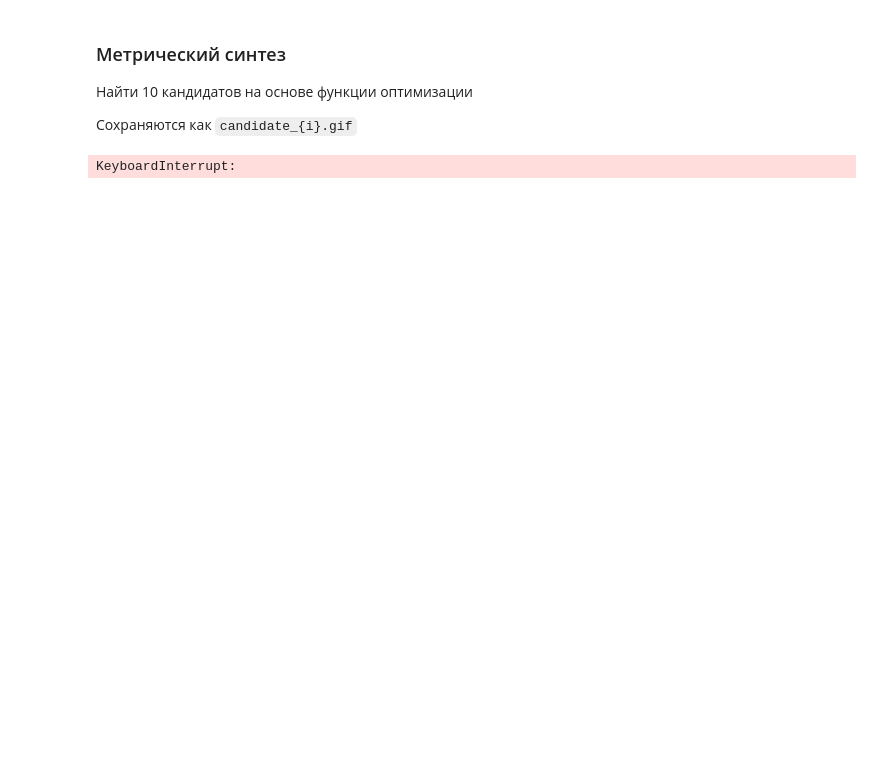
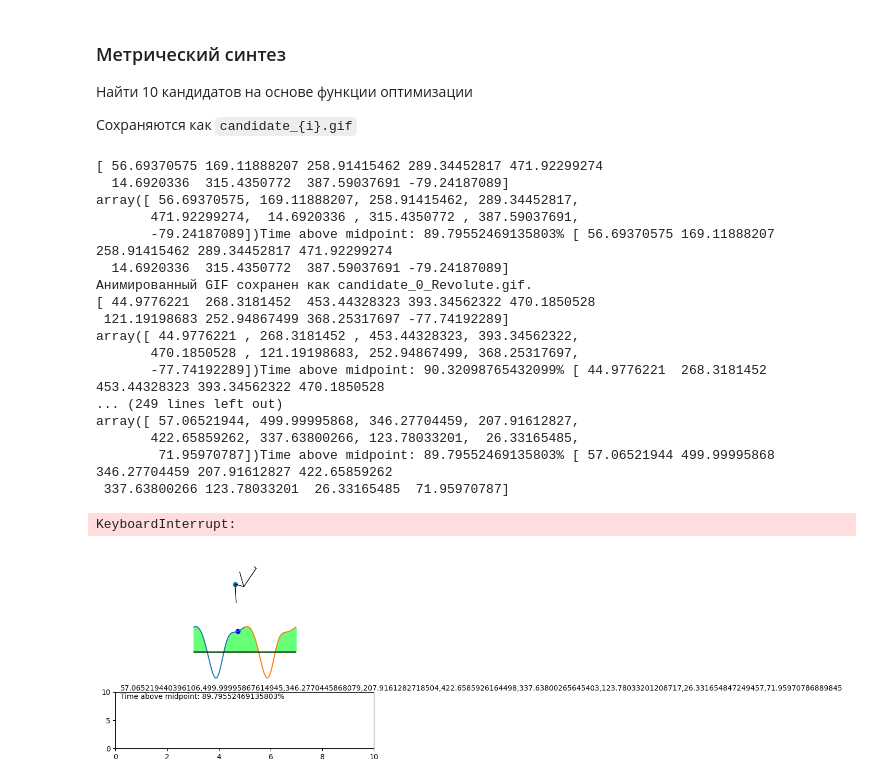
Before and after one commit to DeDxYk594/prik_kursach, a Jupyter notebook: main.ipynb, the cells around one changed output. Cells and saved outputs as stored; diff of their text form; code cells hidden in the pictures; blank space fills up the shorter version.

```diff
--- a/main.ipynb
+++ b/main.ipynb
@@ -46,10 +54,28 @@ create_animated_gif(
 
 Сохраняются как `candidate_{i}.gif`
 # %%
+mechanism = RevolutePairPress
 for i in range(1000):
-    description, pp = optimize_function()
+    description, pp = optimize_function(mechanism)
     print(description, pp)
-    X, Y = simulateRevolutePress(pp)
-    create_animated_gif(X, Y, f"candidate_{i}.gif", description)
+    mechanism.generateGif(pp, f"candidate_{i}_Revolute.gif")
 # %% [output]
-KeyboardInterrupt:
+[ 56.69370575 169.11888207 258.91415462 289.34452817 471.92299274
+  14.6920336  315.4350772  387.59037691 -79.24187089]
+array([ 56.69370575, 169.11888207, 258.91415462, 289.34452817,
+       471.92299274,  14.6920336 , 315.4350772 , 387.59037691,
+       -79.24187089])Time above midpoint: 89.79552469135803% [ 56.69370575 169.11888207 258.91415462 289.34452817 471.92299274
+  14.6920336  315.4350772  387.59037691 -79.24187089]
+Анимированный GIF сохранен как candidate_0_Revolute.gif.
+[ 44.9776221  268.3181452  453.44328323 393.34562322 470.1850528
+ 121.19198683 252.94867499 368.25317697 -77.74192289]
+array([ 44.9776221 , 268.3181452 , 453.44328323, 393.34562322,
+       470.1850528 , 121.19198683, 252.94867499, 368.25317697,
+       -77.74192289])Time above midpoint: 90.32098765432099% [ 44.9776221  268.3181452  453.44328323 393.34562322 470.1850528
+... (249 lines left out)
+array([ 57.06521944, 499.99995868, 346.27704459, 207.91612827,
+       422.65859262, 337.63800266, 123.78033201,  26.33165485,
+        71.95970787])Time above midpoint: 89.79552469135803% [ 57.06521944 499.99995868 346.27704459 207.91612827 422.65859262
+ 337.63800266 123.78033201  26.33165485  71.95970787]
+KeyboardInterrupt:
+[figure, added]
```
Also changed, not shown: parts of 6 cells of this notebook, 5 other files.
